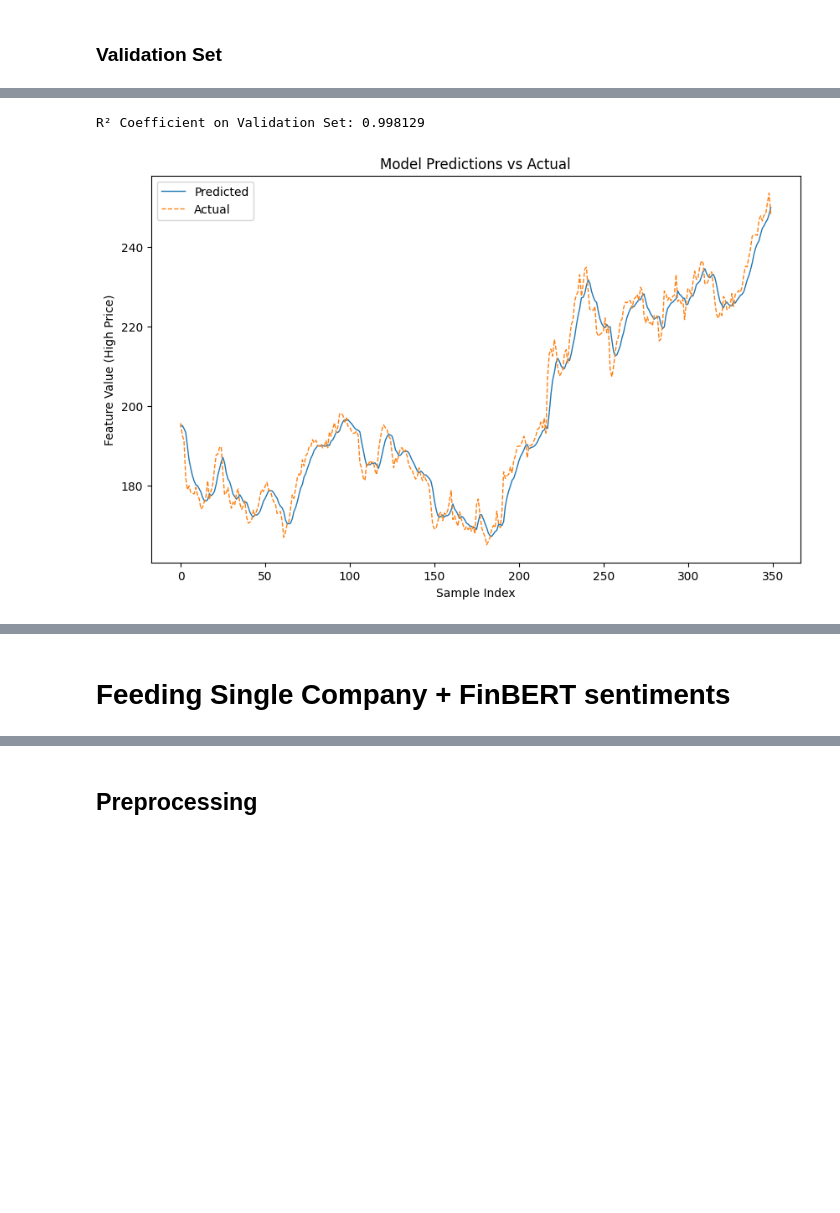
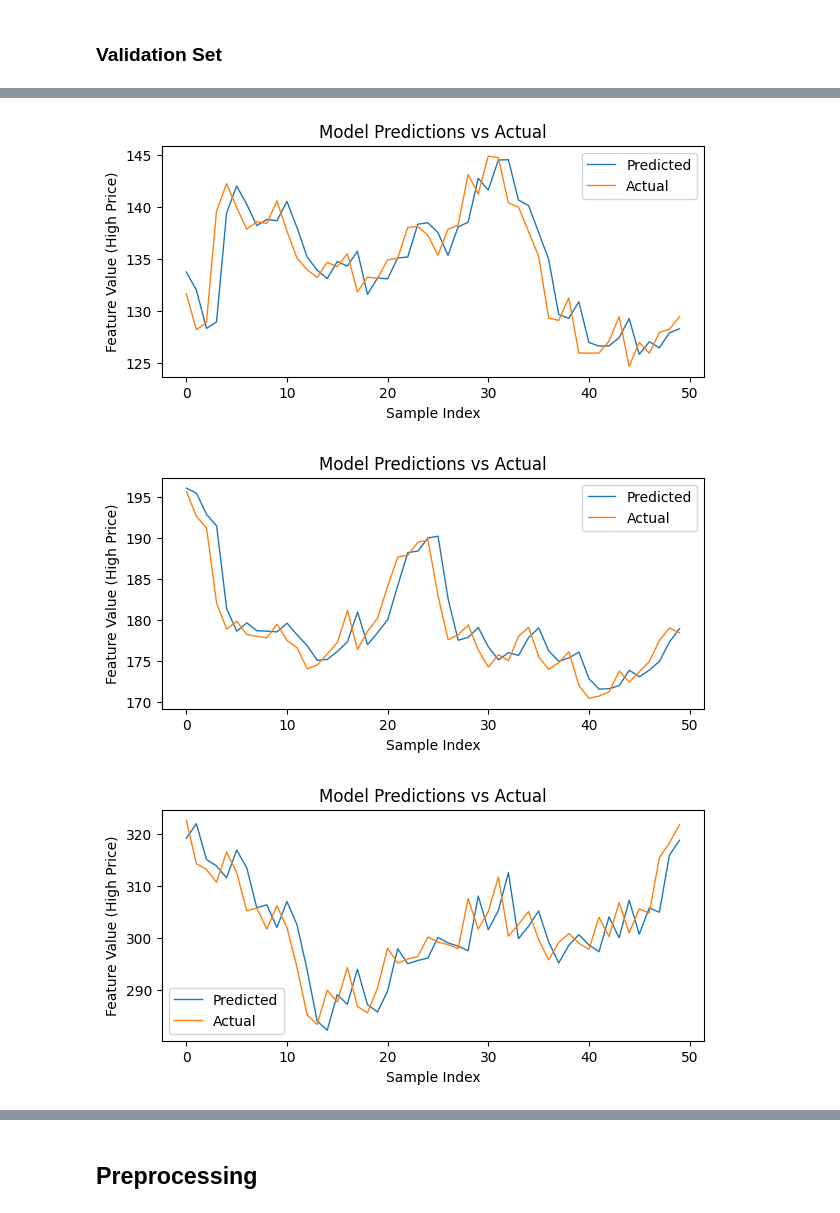
Before and after one commit to rrrbbb1/lstm-stock-prediction, a Jupyter notebook: notebook.ipynb, the cells around one changed output, grey strips where cells are left out. Cells and saved outputs as stored; diff of their text form; code cells hidden in the pictures; blank space fills up the shorter version.

```diff
--- a/notebook.ipynb
+++ b/notebook.ipynb
@@ -313,12 +504,15 @@ companies = [
 # %%
 prices = load_data()
 # %%
-dates = prices['date'].drop_duplicates().values
-split_date = dates[int(0.8 * len(dates))]
+def date_train_val_split(df, train_size=0.8):
+    dates = df['date'].drop_duplicates().values
+    split_date = dates[int(train_size * len(dates))]
 
-train = prices[prices['date'] <= split_date]
-val = prices[prices['date'] > split_date]
-num_val_dates = len(val['date'].drop_duplicates().values)
+    train = df[df['date'] <= split_date]
+    val = df[df['date'] > split_date]
+    return train, val, split_date
+# %%
+train, val, split_date = date_train_val_split(prices, train_size=0.8)
 # %%
 for company in companies:
     train_ex = train[train['Company'] == company]['High'].values
@@ -394,10 +582,10 @@ test_loader = DataLoader(test_dataset, batch_size=64, shuffle=False, generator=g
 # %%
 input_dim = train_data.shape[2]
-hidden_dim = 512
+hidden_dim = 64
 num_layers = 1
 output_dim = 1
 
-learning_rate=  0.0005
+learning_rate=  0.001
 dropout = 0.1
 weight_decay = 5e-5
 
@@ -534,0 +713,12 @@ val_loader = DataLoader(val_dataset, batch_size=64, shuffle=False)
+# %%
+val_data_scaled, val_scalers = scale_sequences(val_sequence)
+
+val_data = val_data_scaled
+val_dataset = TimeSeriesDataset(val_data_scaled)
+generator = torch.Generator()
+generator.manual_seed(42)
+val_loader = DataLoader(val_dataset, batch_size=64, shuffle=False, generator=generator)
+
+predictions, targets, loss = evaluate_model(model, val_loader, criterion, val_scalers)
+r2 = r2_score(targets, predictions)
+print(f"R² Coefficient on Validation Set: {r2:.6f}")
@@ -535,19 +737,16 @@ val_loader = DataLoader(val_dataset, batch_size=64, shuffle=False)
 # %%
-predictions, targets, loss = evaluate_model(model, val_loader, criterion, scalers)
-r2 = r2_score(targets, predictions)
-print(f"R² Coefficient on Validation Set: {r2:.6f}")
-
-for k in range(len(companies))
-    window = 350
+window = 50
+for k in range(len(companies)):
     initial = 350*k
     plt.figure(figsize=(7, 3))
     plt.plot(predictions[initial: initial+window], label="Predicted", linestyle="-", linewidth=1)
-    plt.plot(targets[initial: initial+window], label="Actual", linestyle="--", linewidth=1)
+    plt.plot(targets[initial: initial+window], label="Actual", linestyle="-", linewidth=1)
     plt.title("Model Predictions vs Actual")
     plt.xlabel("Sample Index")
     plt.ylabel("Feature Value (High Price)")
     plt.legend()
 plt.show()
 # %% [output]
-R² Coefficient on Validation Set: 0.998129
-[figure, old version]
+[figure, new version]
+[figure, added]
+[figure, added]
@@ -554,2 +759,0 @@ R² Coefficient on Validation Set: 0.998129
-# %% [markdown]
-# Feeding Single Company + FinBERT sentiments
```
Also changed, not shown: parts of 53 cells of this notebook.
